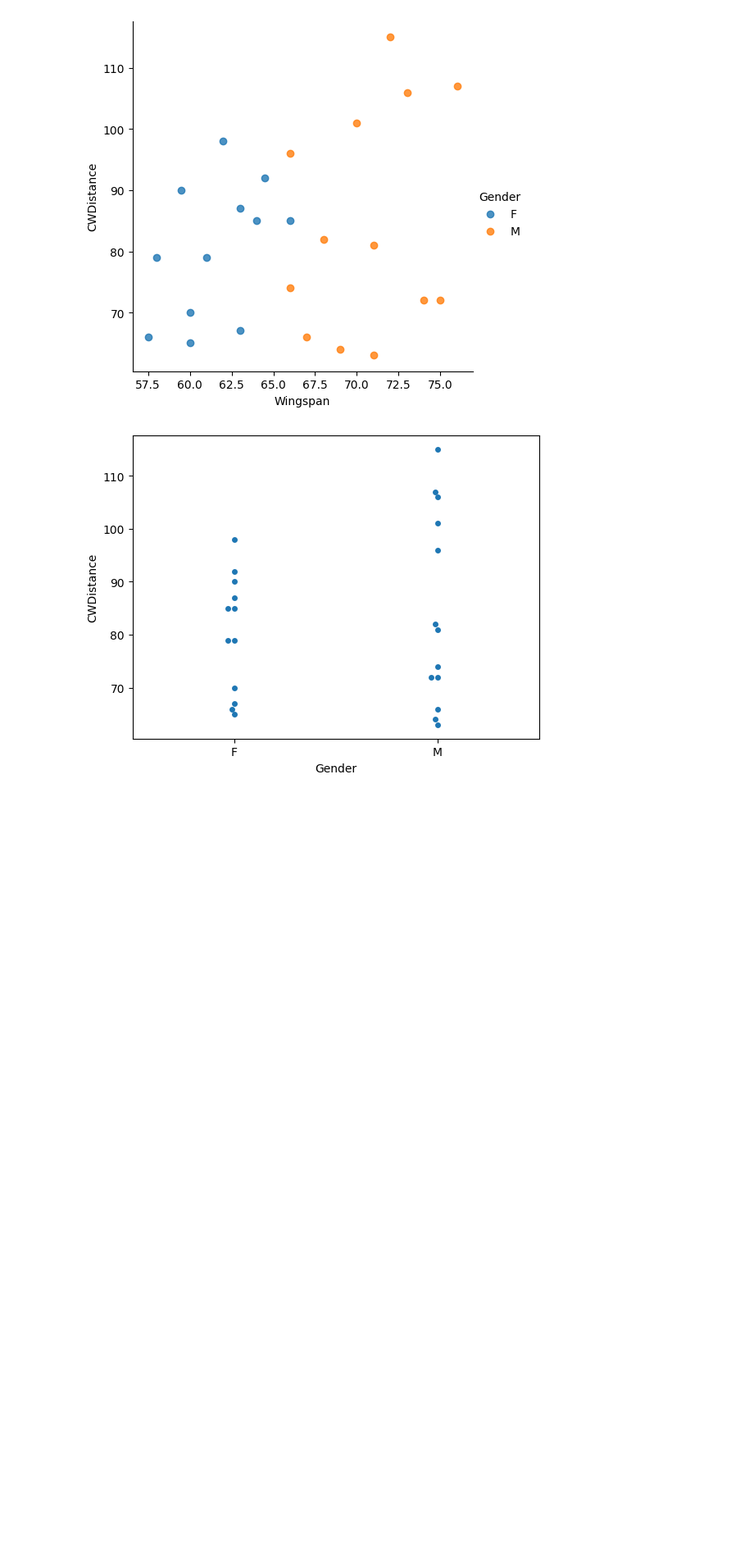
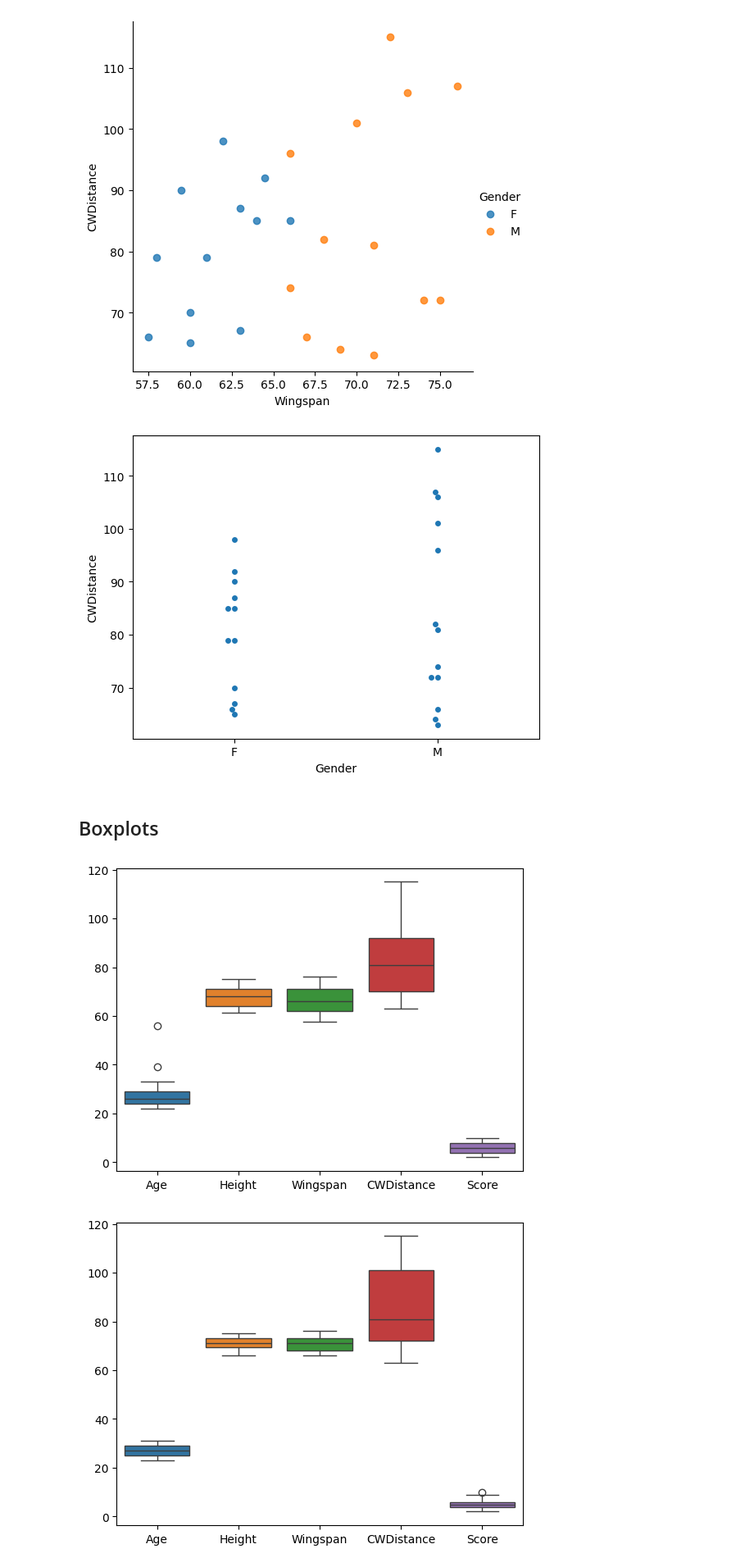
Before and after one commit to gentlemanpe/Statistics-with-Python, a Jupyter notebook: Course01-Understanding-and-Visualizing-Data-with-Python/Important-Python-Libraries.ipynb, the cells around one changed output. Shown at 82% size. Drawn from its saved outputs; the diff is of its cells as text; code cells hidden in the pictures; blank space fills up the shorter version.

```diff
--- a/Course01-Understanding-and-Visualizing-Data-with-Python/Important-Python-Libraries.ipynb
+++ b/Course01-Understanding-and-Visualizing-Data-with-Python/Important-Python-Libraries.ipynb
@@ -348,3 +348,27 @@ plt.show()
 [figure]
 [figure]
 [figure]
+# %% [markdown]
+## Boxplots
+# %%
+sns.boxplot(data=df.loc[:, ["Age", "Height", "Wingspan", "CWDistance", "Score"]])
+plt.show()
+
+# Male Boxplot
+sns.boxplot(data=df.loc[df['Gender'] == 'M', ["Age", "Height", "Wingspan", "CWDistance", "Score"]])
+plt.show()
+
+# Female Boxplot
+sns.boxplot(data=df.loc[df['Gender'] == 'F', ["Age", "Height", "Wingspan", "CWDistance", "Score"]])
+plt.show()
+
+# Male Boxplot
+sns.boxplot(data=df.loc[df['Gender'] == 'M', ["Score"]])
+plt.show()
+
+# Female Boxplot
+sns.boxplot(data=df.loc[df['Gender'] == 'F', ["Score"]])
+plt.show()
+# %% [output]
+[figure, added]
+[figure, added]
```
Also changed, not shown: parts of 3 cells of this notebook.
